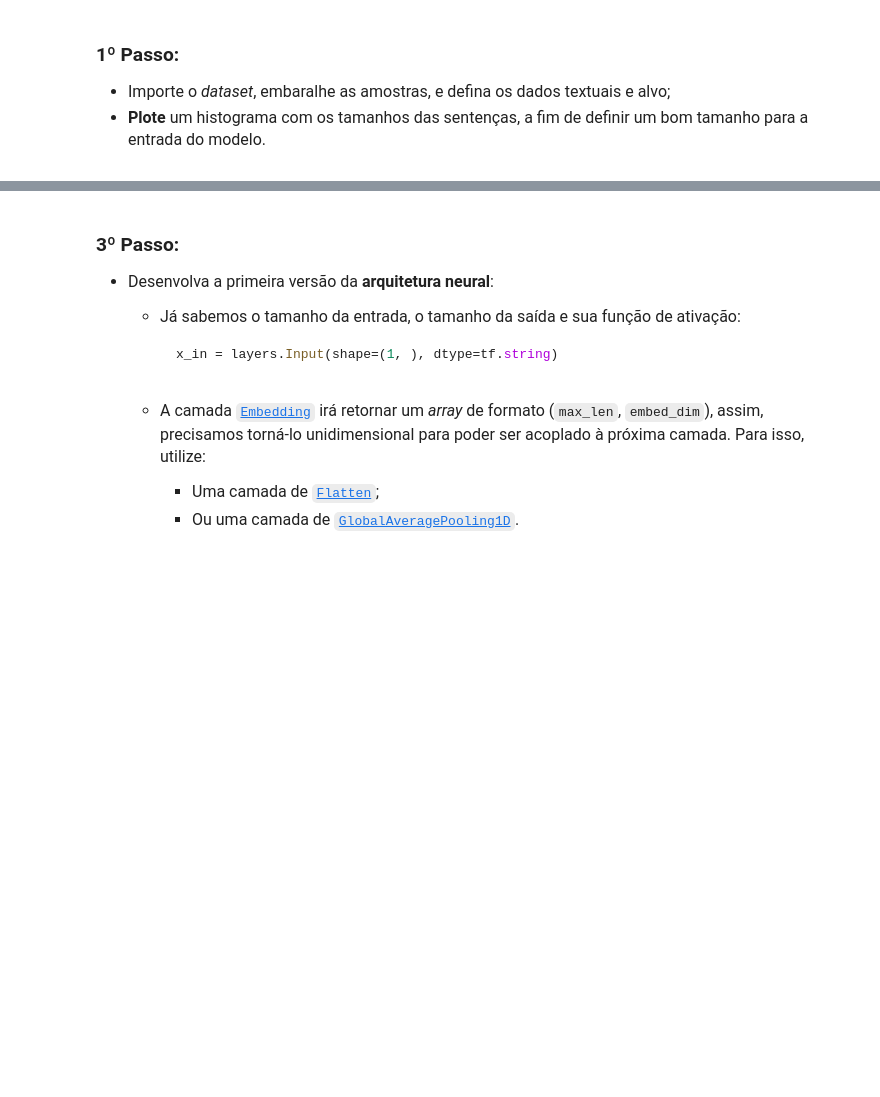
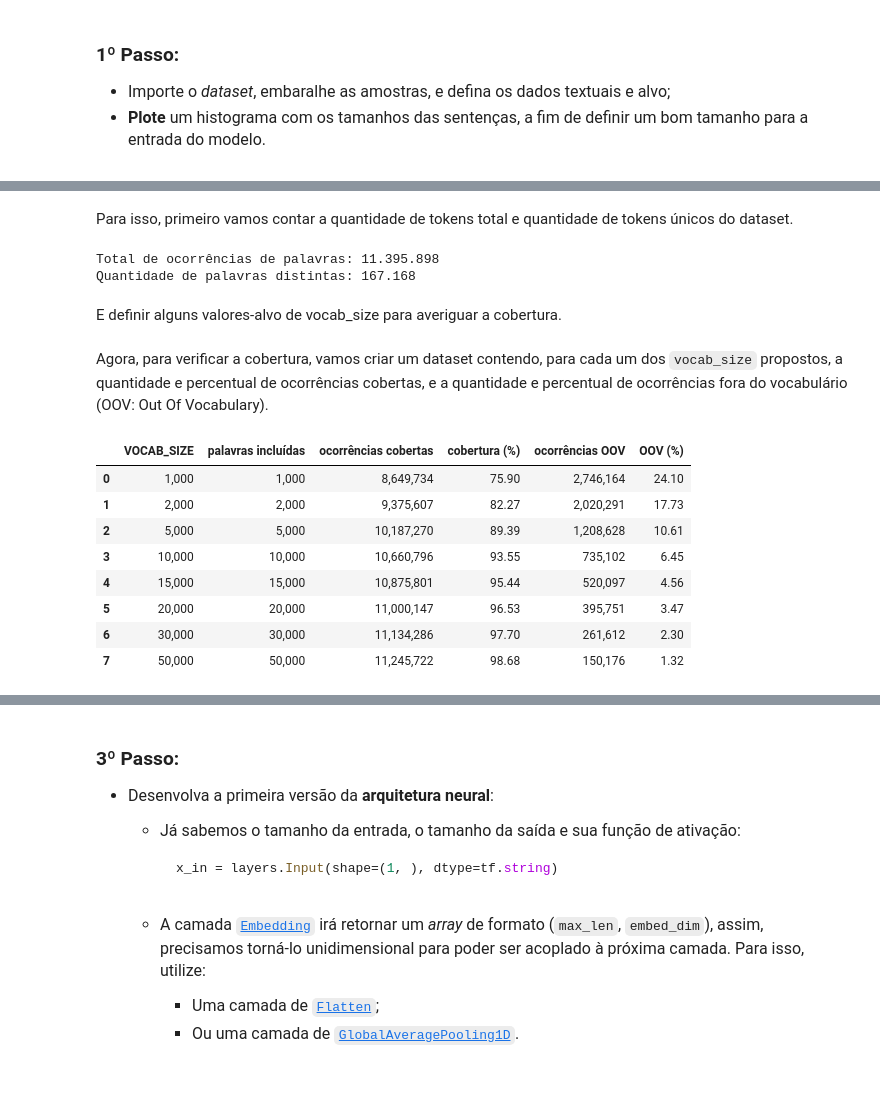
Before and after one commit to gilcesarf/imd1107-202601, a Jupyter notebook: 3-unidade/atividade2.ipynb, the cells around one changed output, grey strips where cells are left out. Saved outputs shown, nothing was run; the diff lists cells and outputs as text; code cells hidden in the pictures; blank space fills up the shorter version.

```diff
--- a/3-unidade/atividade2.ipynb
+++ b/3-unidade/atividade2.ipynb
@@ -24,0 +44,5 @@ Vamos realizar uma tarefa de **análise de sentimentos** com o conjundo de dados
+# %%
+df = pd.read_csv('./dataset/imdb.csv', ).sample(frac=1, random_state=RANDOM_STATE).reset_index(drop=True)
+
+print(df.shape)
+df.head()
@@ -24,0 +325,74 @@ Vamos realizar uma tarefa de **análise de sentimentos** com o conjundo de dados
+# %% [markdown]
+Para isso, primeiro vamos contar a quantidade de tokens total e quantidade de tokens únicos do dataset.
+# %%
+# Conta todas as ocorrências de palavras no dataset pré-processado
+token_counts = Counter(
+    token
+    for review in df_clean["reviews"]
+    for token in review.split()
+)
+
+# Ordena os tokens do mais frequente para o menos frequente
+frequencias_ordenadas = sorted(token_counts.values(), reverse=True)
+
+total_ocorrencias = sum(frequencias_ordenadas)
+total_tokens_unicos = len(frequencias_ordenadas)
+
+print(f"Total de ocorrências de palavras: {br_number(total_ocorrencias)}")
+print(f"Quantidade de palavras distintas: {br_number(total_tokens_unicos)}")
+# %% [output]
+Total de ocorrências de palavras: 11.395.898
+Quantidade de palavras distintas: 167.168
+# %% [markdown]
+E definir alguns valores-alvo de vocab_size para averiguar a cobertura.
+# %%
+vocab_sizes = [
+     1000,
+     2000,
+     5000,
+    10000,
+    15000,
+    20000,
+    30000,
+    50000
+]
+# %% [markdown]
+Agora, para verificar a cobertura, vamos criar um dataset contendo, para cada um dos `vocab_size` propostos, a quantidade e percentual de ocorrências cobertas, e a quantidade e percentual de ocorrências fora do vocabulário (OOV: Out Of Vocabulary).
+# %%
+resultados_vocabulario = []
+
+for vocab_size in vocab_sizes:
+    tamanho_efetivo = min(vocab_size, total_tokens_unicos)
+
+    ocorrencias_cobertas = sum(frequencias_ordenadas[:tamanho_efetivo])
+    ocorrencias_oov = total_ocorrencias - ocorrencias_cobertas
+
+    resultados_vocabulario.append({
+        "VOCAB_SIZE": vocab_size,
+        "palavras incluídas": tamanho_efetivo,
+        "ocorrências cobertas": ocorrencias_cobertas,
+        "cobertura (%)": ocorrencias_cobertas / total_ocorrencias * 100,
+        "ocorrências OOV": ocorrencias_oov,
+        "OOV (%)": ocorrencias_oov / total_ocorrencias * 100
+    })
+
+df_vocabulario = pd.DataFrame(resultados_vocabulario)
+
+df_vocabulario.style.format({
+    "VOCAB_SIZE": "{:,.0f}",
+    "palavras incluídas": "{:,.0f}",
+    "ocorrências cobertas": "{:,.0f}",
+    "cobertura (%)": "{:.2f}",
+    "ocorrências OOV": "{:,.0f}",
+    "OOV (%)": "{:.2f}"
+})
+# %% [output]
+|  | VOCAB_SIZE | palavras incluídas | ocorrências cobertas | cobertura (%) | ocorrências OOV | OOV (%) |
+| 0 | 1,000 | 1,000 | 8,649,734 | 75.90 | 2,746,164 | 24.10 |
+| 1 | 2,000 | 2,000 | 9,375,607 | 82.27 | 2,020,291 | 17.73 |
+| 2 | 5,000 | 5,000 | 10,187,270 | 89.39 | 1,208,628 | 10.61 |
+| 3 | 10,000 | 10,000 | 10,660,796 | 93.55 | 735,102 | 6.45 |
+| 4 | 15,000 | 15,000 | 10,875,801 | 95.44 | 520,097 | 4.56 |
+| 5 | 20,000 | 20,000 | 11,000,147 | 96.53 | 395,751 | 3.47 |
+| 6 | 30,000 | 30,000 | 11,134,286 | 97.70 | 261,612 | 2.30 |
+| 7 | 50,000 | 50,000 | 11,245,722 | 98.68 | 150,176 | 1.32 |
```
Also changed, not shown: parts of 43 cells of this notebook.
